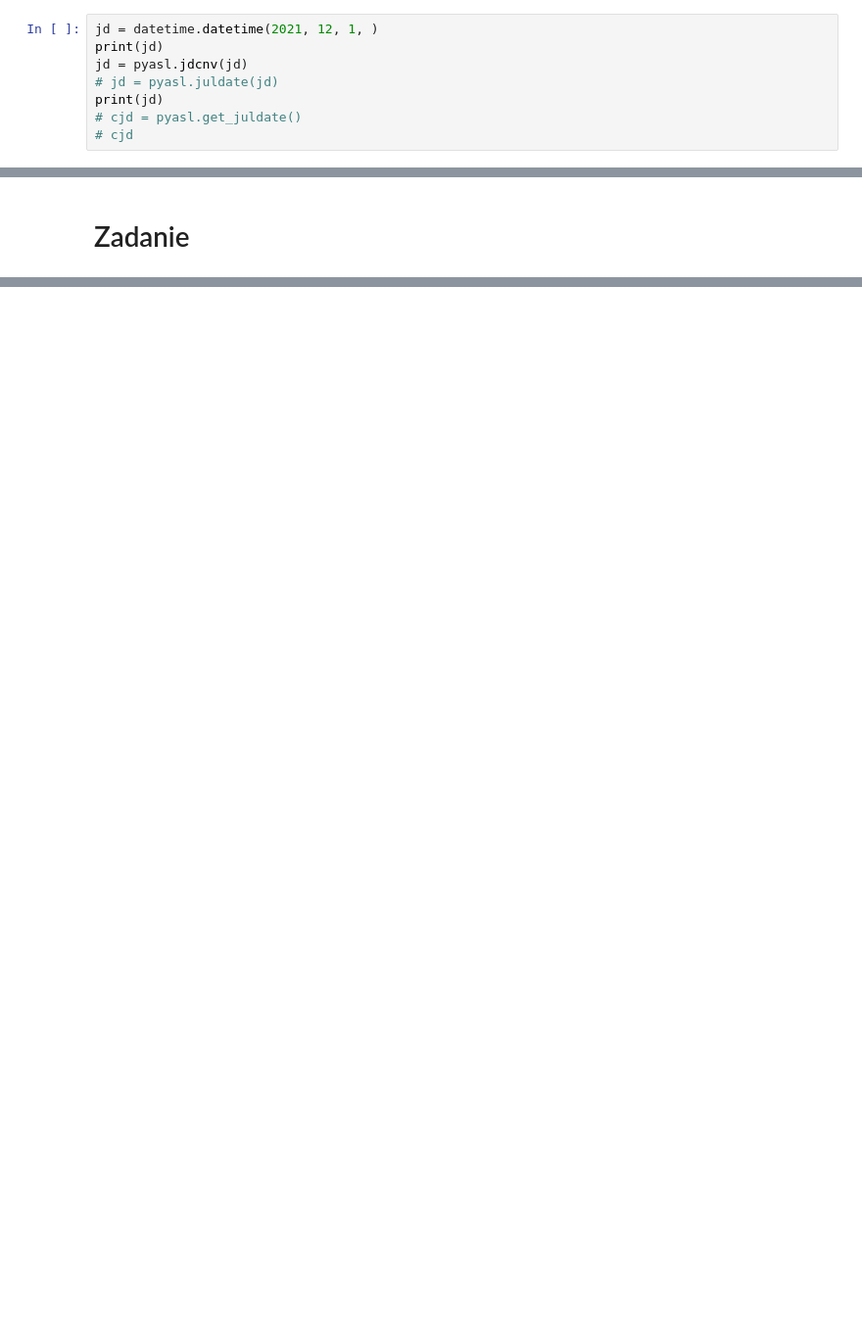
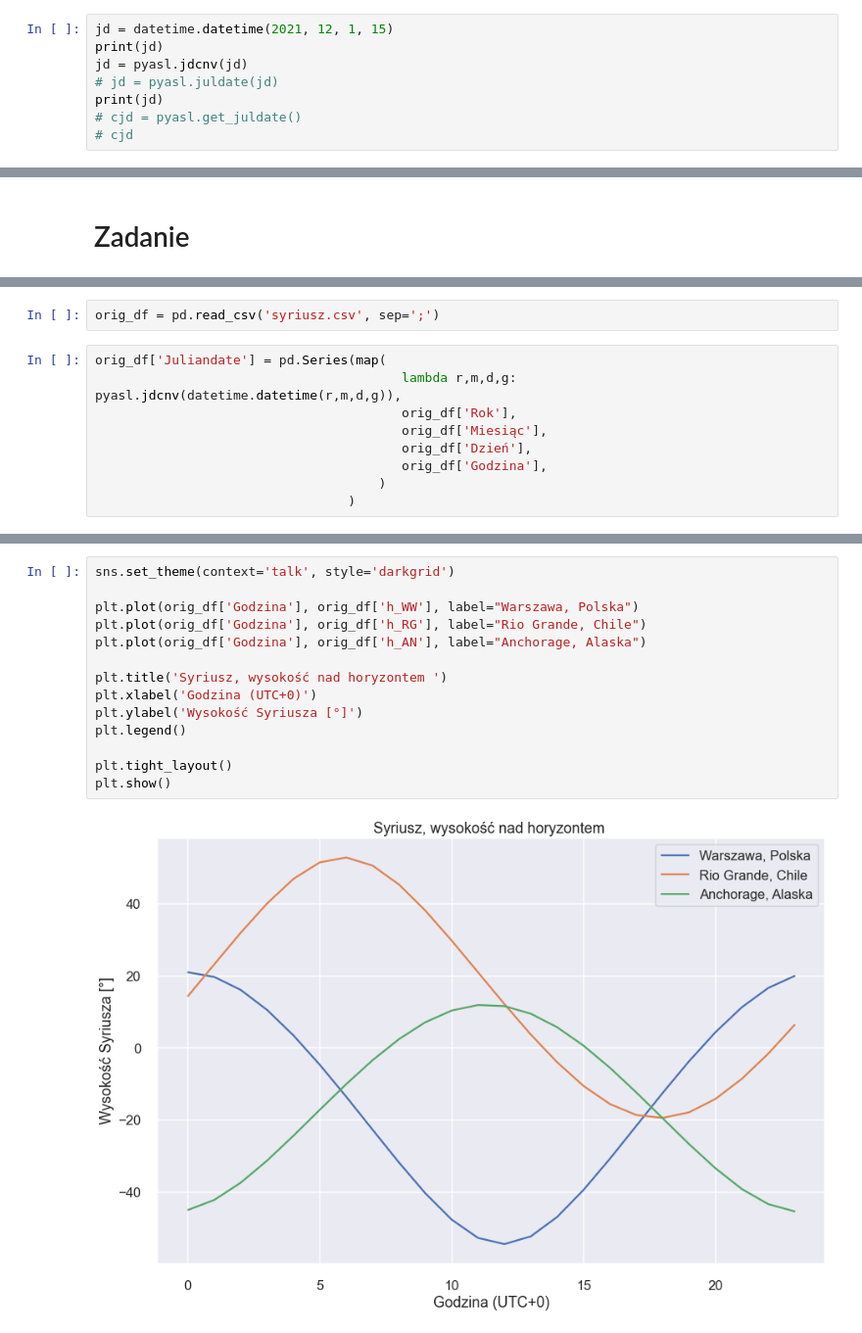
Before and after one commit to krz144/WZGW, a Jupyter notebook: Projekt2/projekt2.ipynb, the cells around one changed output, grey strips where cells are left out. Shown at 98% size. Saved outputs shown, nothing was run; the diff lists cells and outputs as text; blank space fills up the shorter version.

```diff
--- a/Projekt2/projekt2.ipynb
+++ b/Projekt2/projekt2.ipynb
@@ -102,5 +49,5 @@ plt.show()
 # %%
-jd = datetime.datetime(2021, 12, 1, )
+jd = datetime.datetime(2021, 12, 1, 15)
 print(jd)
 jd = pyasl.jdcnv(jd)
 # jd = pyasl.juldate(jd)
@@ -122,0 +72,11 @@ print(jd)
+# %%
+orig_df = pd.read_csv('syriusz.csv', sep=';')
+# %%
+orig_df['Juliandate'] = pd.Series(map(
+                                        lambda r,m,d,g: pyasl.jdcnv(datetime.datetime(r,m,d,g)),
+                                        orig_df['Rok'],
+                                        orig_df['Miesiąc'],
+                                        orig_df['Dzień'],
+                                        orig_df['Godzina'],
+                                     )
+                                 )
@@ -122,0 +122,16 @@ print(jd)
+# %%
+sns.set_theme(context='talk', style='darkgrid')
+
+plt.plot(orig_df['Godzina'], orig_df['h_WW'], label="Warszawa, Polska")
+plt.plot(orig_df['Godzina'], orig_df['h_RG'], label="Rio Grande, Chile")
+plt.plot(orig_df['Godzina'], orig_df['h_AN'], label="Anchorage, Alaska")
+
+plt.title('Syriusz, wysokość nad horyzontem ')
+plt.xlabel('Godzina (UTC+0)')
+plt.ylabel('Wysokość Syriusza [°]')
+plt.legend()
+
+plt.tight_layout()
+plt.show()
+# %% [output]
+[figure, added]
```
Also changed, not shown: parts of 13 cells of this notebook, 1 other file.
